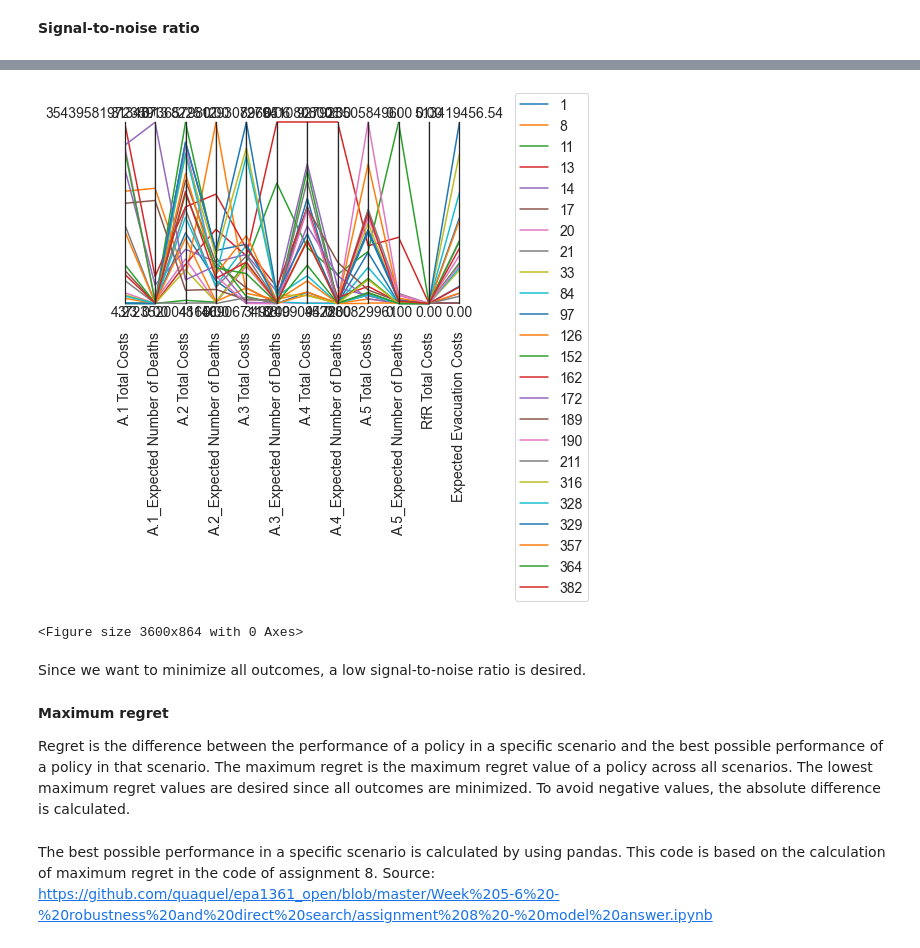
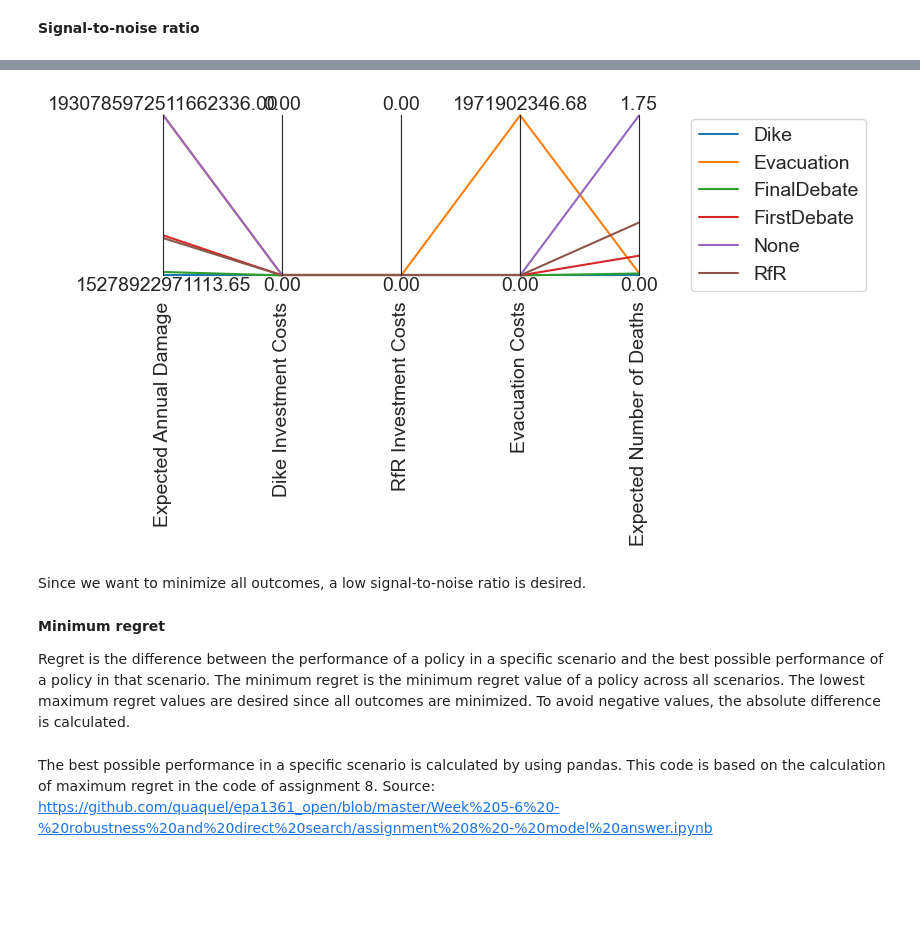
Before and after one commit to green-caro/epa1361_open, a Jupyter notebook: final assignment/V2_Multi-scenario_MORDM_and_ScenarioDiscovery.ipynb, the cells around one changed output, grey strips where cells are left out. Saved outputs shown, nothing was run; the diff lists cells and outputs as text; code cells hidden in the pictures; blank space fills up the shorter version.

```diff
--- a/final assignment/V2_Multi-scenario_MORDM_and_ScenarioDiscovery.ipynb
+++ b/final assignment/V2_Multi-scenario_MORDM_and_ScenarioDiscovery.ipynb
@@ -431,0 +438,2 @@ for scenario in scenarios:
+# %%
+ArchiveLogger.load_archives('MORDM_10000_0.25_pf1.tar.gz')
@@ -540,6 +550,10 @@ plt.show()
 # Robustness metrics
 
 Another important objective of Rijkswaterstaat is that policies should be robust. Therefore, the robustness of the differnt policies is calculated. For all policies the signal_to_noise ratio and the maximum regret is calculated. For both robustness metrics a function is created.
+# %%
+experiments = experiments.replace(np.nan,'None')
+# %%
+results = experiments, outcomes
 # %% [markdown]
 **Signal-to-noise ratio**
 # %%
@@ -558,7 +570,7 @@ from ema_workbench import ScalarOutcome
 import pandas as pd
 import numpy as np
 from problem_formulation import get_model_for_problem_formulation
-model, planning_steps = get_model_for_problem_formulation(3)
+model, planning_steps = get_model_for_problem_formulation(2)
 
 
 experiments, outcomes = results
@@ -597,26 +602,25 @@ s_to_n_
 # %%
 from ema_workbench.analysis import parcoords
 
 data = s_to_n_
 limits = parcoords.get_limits(data)
 
 paraxes = parcoords.ParallelAxes(limits)
 #paraxes.plot(data)
 for i, (index, row) in enumerate(data.iterrows()):
-    paraxes.plot(row.to_frame().T, label=str(index), color=colors[i])
+    paraxes.plot(row.to_frame().T, label=str(index), color=sns.color_palette()[i])
 paraxes.legend()
 
 plt.savefig('s_to_n parcoords')
 plt.show()
 # %% [output]
-[figure, old version]
+[figure, new version]
-<Figure size 3600x864 with 0 Axes>
 # %% [markdown]
 Since we want to minimize all outcomes, a low signal-to-noise ratio is desired.
 # %% [markdown]
-**Maximum regret**
+**Minimum regret**
 
-Regret is the difference between the performance of a policy in a specific scenario and the best possible performance of a policy in that scenario. The maximum regret is the maximum regret value of a policy across all scenarios.
+Regret is the difference between the performance of a policy in a specific scenario and the best possible performance of a policy in that scenario. The minimum regret is the minimum regret value of a policy across all scenarios.
 The lowest maximum regret values are desired since all outcomes are minimized. To avoid negative values, the absolute difference is calculated.
 # %%
 def calculate_regret(data, best):
```
Also changed, not shown: parts of 11 cells of this notebook, 3 other files.
